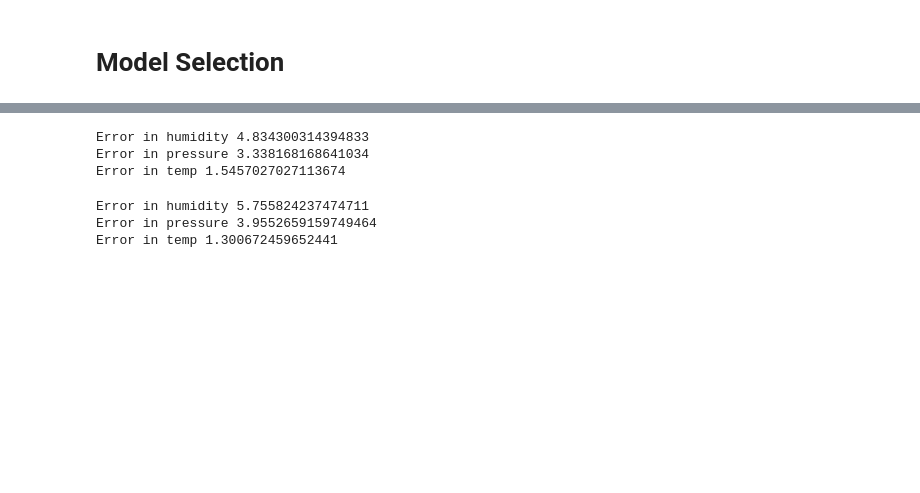
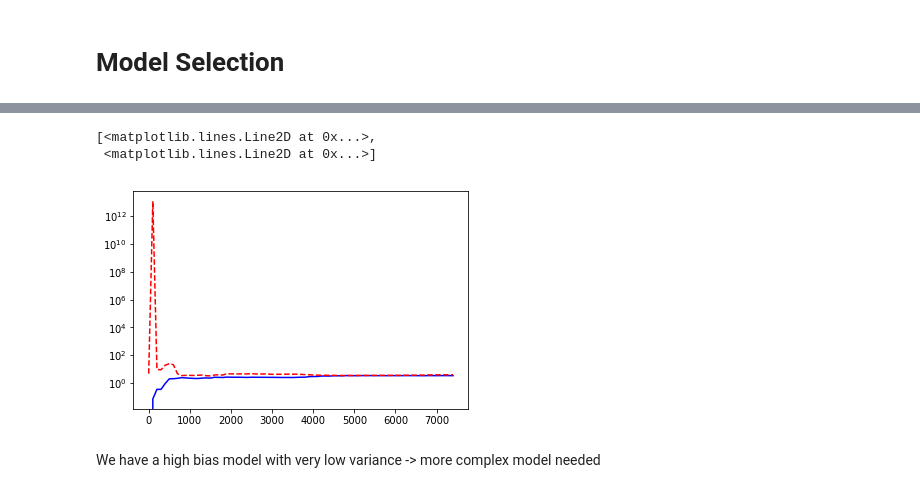
Before and after one commit to falklindner/weather, a Jupyter notebook: Predictor.ipynb, the cells around one changed output, grey strips where cells are left out. Saved outputs shown, nothing was run; the diff lists cells and outputs as text; code cells hidden in the pictures; blank space fills up the shorter version.

```diff
--- a/Predictor.ipynb
+++ b/Predictor.ipynb
@@ -579,2 +550,0 @@ Index(['humidity', 'pressure', 'temp'], dtype='object')
-# %%
-cut = y_index.get_loc('2018-07-11 00:00:00')
@@ -598,27 +550,0 @@ x_test = x_scaled[0:cut]
-# %%
-training_data_input  = x_train
-training_data_target = y_train
-
-testing_data_input   = x_test
-testing_data_target  = y_test
-
-
-
-from sklearn.linear_model import LinearRegression
-regressor_temp = LinearRegression(n_jobs=-1)
-regressor_temp = regressor_temp.fit(training_data_input, training_data_target['temp'])
-sorted_coefs_temp = regressor_temp.coef_.reshape(history_steps,1)
-intercept_temp = regressor_temp.intercept_
-
-regressor_hum = LinearRegression(n_jobs=-1)
-regressor_hum = regressor_hum.fit(training_data_input, training_data_target['humidity'])
-sorted_coefs_hum = regressor_hum.coef_.reshape(history_steps,1)
-intercept_hum = regressor_hum.intercept_
-
-regressor_press = LinearRegression(n_jobs=-1)
-regressor_press = regressor_press.fit(training_data_input, training_data_target['pressure'])
-sorted_coefs_hum = regressor_press.coef_.reshape(history_steps,1)
-intercept_hum = regressor_press.intercept_
-
-training_result = pd.DataFrame(data={'temp' : regressor_temp.predict(training_data_input),'pressure' : regressor_press.predict(training_data_input), 'humidity' : regressor_hum.predict(training_data_input)}, index=y_train.index)
-testing_result  = pd.DataFrame(data={'temp' : regressor_temp.predict(testing_data_input),'pressure' : regressor_press.predict(testing_data_input), 'humidity' : regressor_hum.predict(testing_data_input)}, index=y_test.index)
@@ -657,16 +551,21 @@ Warnings:
-# %%
-for column in training_data_target.columns:
-    err = np.sqrt(mean_squared_error(training_data_target[column],training_result[column]))
-    print('Error in ' + column, err)
-# %% [output]
-Error in humidity 4.834300314394833
-Error in pressure 3.338168168641034
-Error in temp 1.5457027027113674
-# %%
-for column in testing_data_target.columns:
-    err = np.sqrt(mean_squared_error(testing_data_target[column],testing_result[column]))
-    print('Error in ' + column, err)
-# %% [output]
-Error in humidity 5.755824237474711
-Error in pressure 3.9552659159749464
-Error in temp 1.300672459652441
+# %%
+y_test = y[0:cut]
+x_test = x_scaled[0:cut]
+
+for datapeace in cutspace:
+    y_train = y[cut:cut+datapeace+1]
+    x_train = x_scaled[cut:cut+datapeace+1]
+    training_data_input  = x_train
+    training_data_target = y_train
+    testing_data_input   = x_test
+    testing_data_target  = y_test
+    train_res, test_res,sorted_coefs_temp, sorted_coefs_hum, sorted_coefs_press  = train_model(training_data_input, training_data_target, testing_data_input, testing_data_target)
+    train_err, test_err = compute_err(training_data_target, testing_data_target, train_res, test_res, train_err, test_err)
+# %%
+plt.semilogy(cutspace, train_err['temp'], 'b',cutspace, test_err['temp'], 'r--')
+# %% [output]
+[<matplotlib.lines.Line2D at 0x...>,
+ <matplotlib.lines.Line2D at 0x...>]
+[figure, added]
+# %% [markdown]
+We have a high bias model with very low variance -> more complex model needed
```
Also changed, not shown: parts of 35 cells of this notebook.
